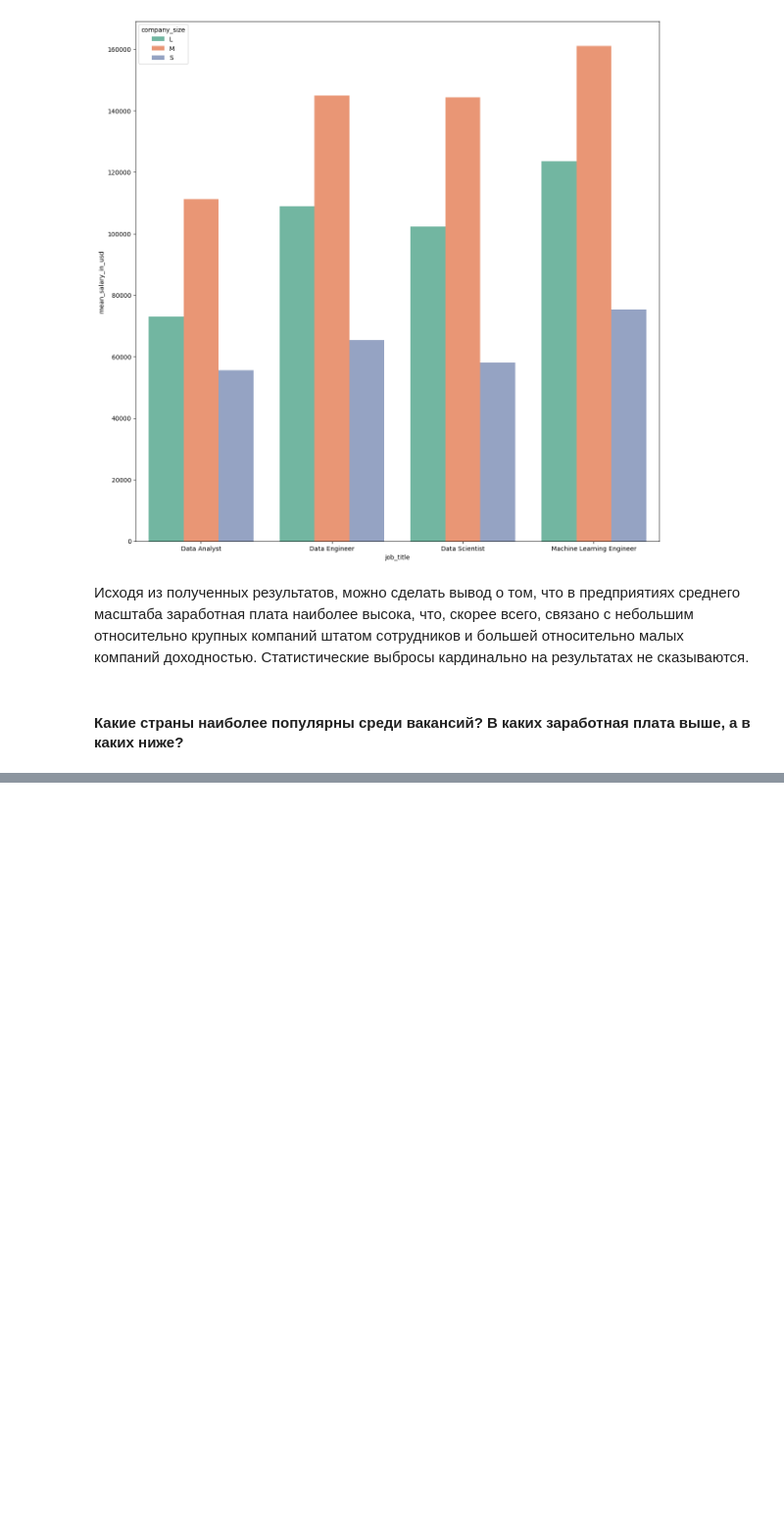
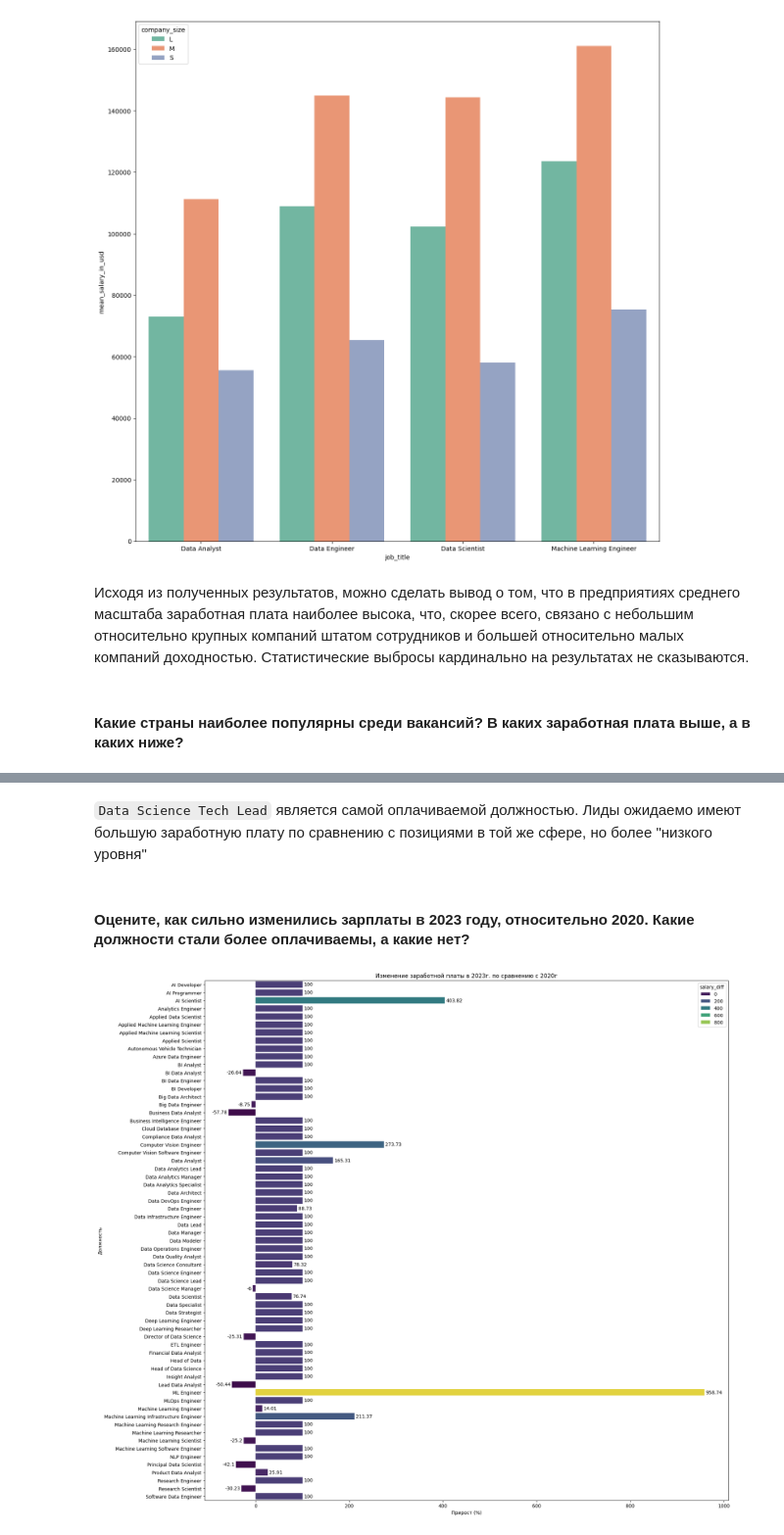
Before and after one commit to selvnv/subtasks, a Jupyter notebook: exploreDataScienceSalaries/exploreDataset.ipynb, the cells around one changed output, grey strips where cells are left out. Shown at 98% size. Saved outputs shown, nothing was run; the diff lists cells and outputs as text; code cells hidden in the pictures; blank space fills up the shorter version.

```diff
--- a/exploreDataScienceSalaries/exploreDataset.ipynb
+++ b/exploreDataScienceSalaries/exploreDataset.ipynb
@@ -252,0 +374,49 @@ plt.show()
+# %% [markdown]
+`Data Science Tech Lead` является самой оплачиваемой должностью. Лиды ожидаемо имеют большую заработную плату по сравнению с позициями в той же сфере, но более "низкого уровня"
+# %% [markdown]
+#### Оцените, как сильно изменились зарплаты в 2023 году, относительно 2020. Какие должности стали более оплачиваемы, а какие нет?
+# %%
+def calc_diff(row):
+    old_value = row['salary_2020']
+    new_value = row['salary_2023']
+
+    # Обработка случая, когда в прошлом не было вакансии, по которой оценивается изменение ЗП
+    if old_value == 0:
+        if new_value > old_value:
+            return 100
+        else:
+            return 0
+
+    return round(((new_value - old_value) / old_value) * 100, 2)
+
+avg_salary_diff = df.groupby(by=['job_title', 'work_year'])['salary_in_usd'].mean().reset_index()
+
+salary_2020 = avg_salary_diff[avg_salary_diff['work_year'] == 2020].reset_index(drop=True)
+salary_2020.columns = ['job_title', 'work_year', 'salary_2020']
+
+salary_2023 = avg_salary_diff[avg_salary_diff['work_year'] == 2023].reset_index(drop=True)
+salary_2023.columns = ['job_title', 'work_year', 'salary_2023']
+
+avg_salary_diff = pd.merge(salary_2023, salary_2020, how='left', on='job_title').reset_index(drop=True)
+avg_salary_diff['salary_2020'] = avg_salary_diff['salary_2020'].fillna(0)
+avg_salary_diff['salary_2023'] = avg_salary_diff['salary_2023'].fillna(0)
+
+avg_salary_diff['salary_diff'] = avg_salary_diff.apply(calc_diff, axis=1)
+
+plt.figure(figsize=(20, 20))
+
+avg_salary_diff_barplot = sns.barplot(
+    x=avg_salary_diff.salary_diff,
+    y=avg_salary_diff.job_title,
+    hue=avg_salary_diff.salary_diff,
+    palette='viridis'
+)
+
+for container in avg_salary_diff_barplot.containers:
+    avg_salary_diff_barplot.bar_label(container, padding=3)
+
+plt.title('Изменение заработной платы в 2023г. по сравнению с 2020г')
+avg_salary_diff_barplot.set(xlabel='Прирост (%)', ylabel='Должность')
+plt.show()
+# %% [output]
+[figure, added]
```
Also changed, not shown: parts of 14 cells of this notebook.
